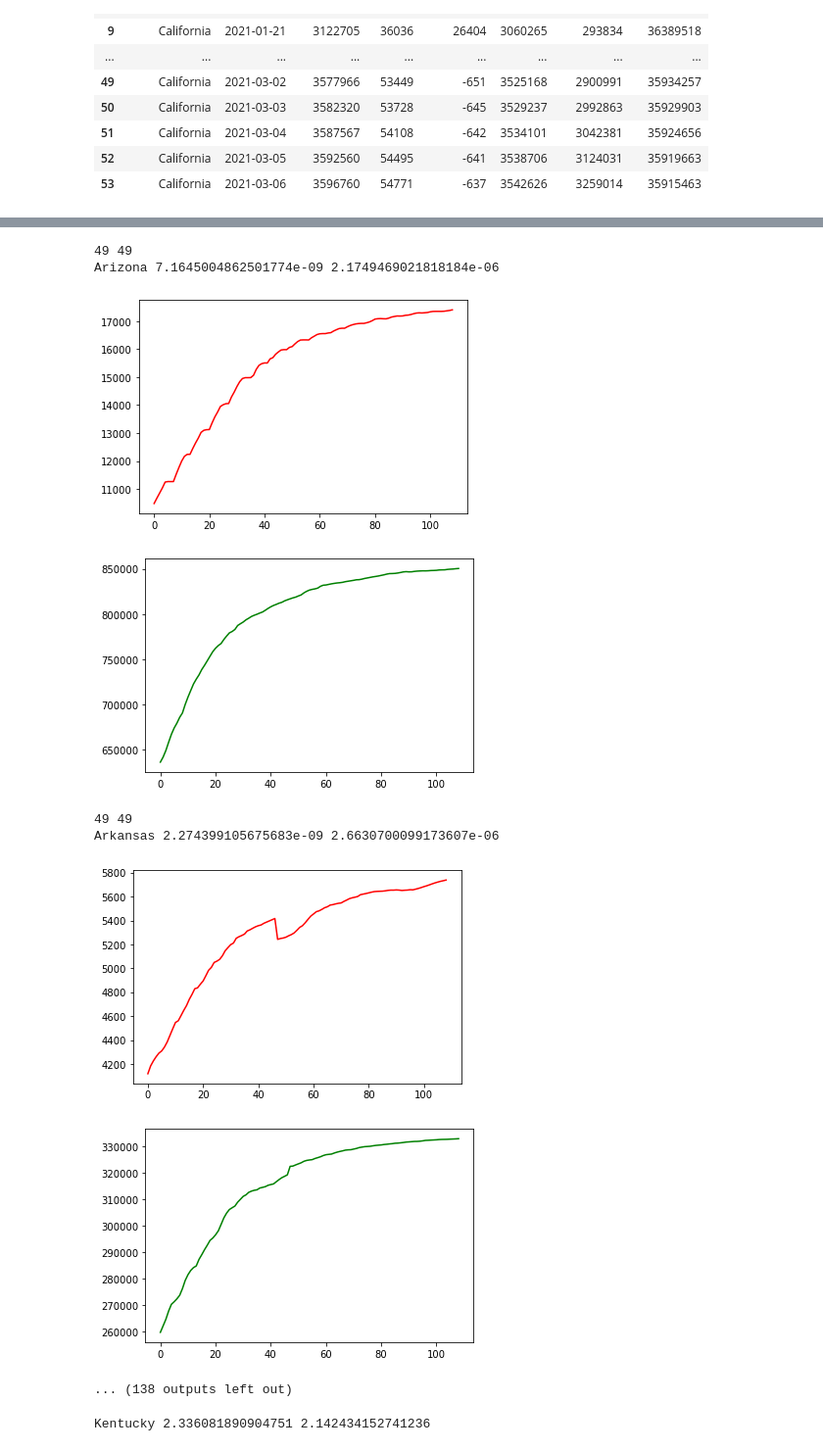
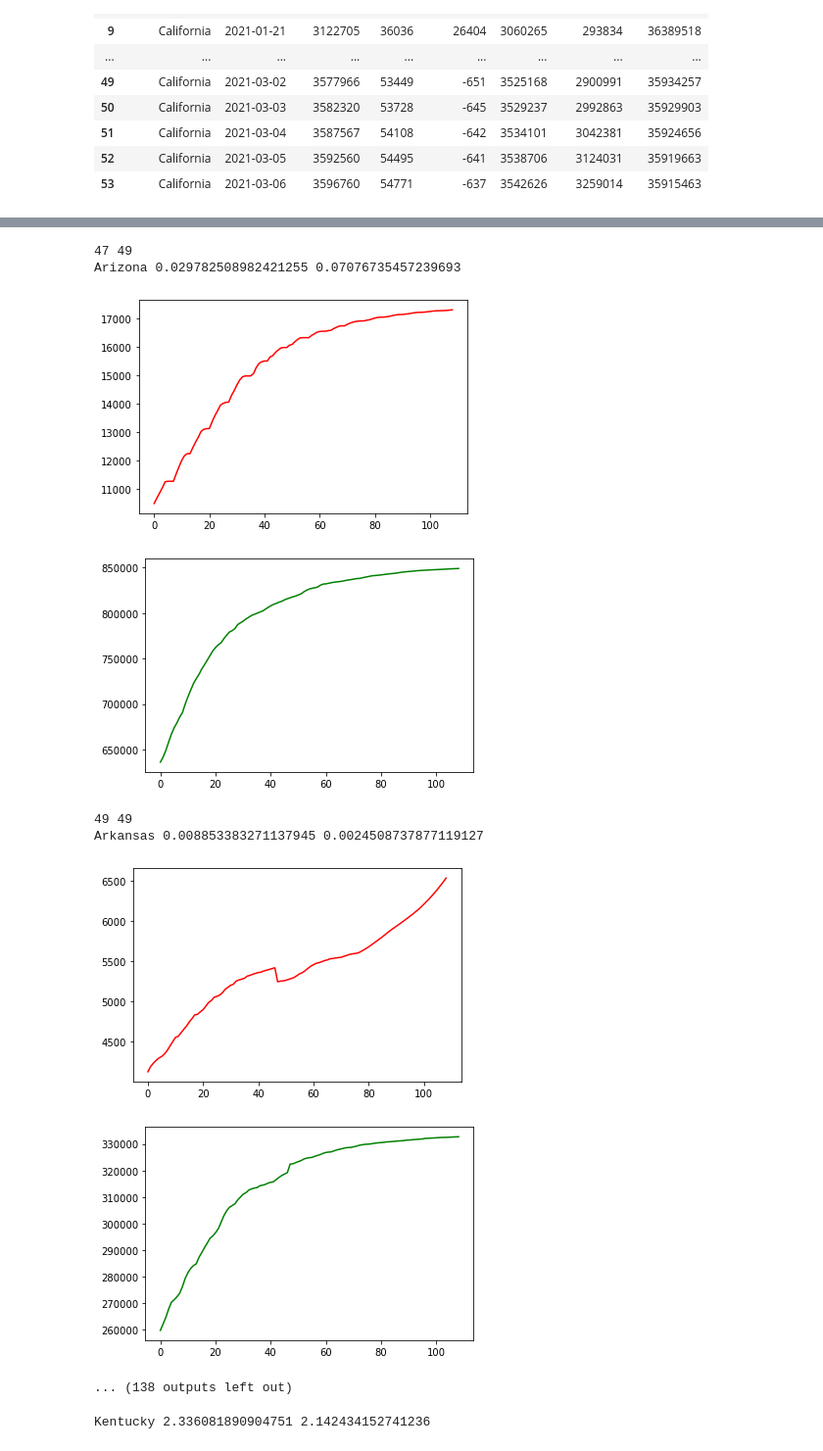
Before and after one commit to ZongyueQin/CS145, a Jupyter notebook: project.ipynb, the cells around one changed output, grey strips where cells are left out. Shown at 98% size. Saved outputs shown, nothing was run; the diff lists cells and outputs as text; code cells hidden in the pictures.

Commit message:
linear while positive

```diff
--- a/project.ipynb
+++ b/project.ipynb
@@ -400,8 +400,9 @@ def optimize_state(state):
             for j in range(win_len, 0, -1):
                 feature.append(deaths[i-j])
             features_d.append(feature)
-        #lr = SVR(kernel='linear', tol=1e-4, max_iter=1000000, C=2)
-        lr = Ridge()
+        #lr = SVR(kernel='linear', max_iter=3000, C=2)
+        #lr = Ridge(alpha=0.015, normalize=True)
+        lr = LinearRegression(positive=True)
         lr.fit(features_d, labels_d)
         labels_dp = lr.predict(features_d)
         score_d = mean_absolute_percentage_error(labels_dp, labels_d)
@@ -418,7 +419,8 @@ def optimize_state(state):
             for j in range(win_len, 0, -1):
                 feature.append(confirmed[i-j])
             features_c.append(feature)
-        lr2 = Ridge()
+        #lr2 = Ridge(alpha=0.01)
+        lr2 = LinearRegression(positive=True)
         lr2.fit(features_c, labels_c)
         labels_cp = lr2.predict(features_c)
         score_c = mean_absolute_percentage_error(labels_cp, labels_c)
@@ -465,10 +467,10 @@ Alaska 8.750079377210215e-07 0.0014636789898288646
-49 49
-Arizona 7.1645004862501774e-09 2.1749469021818184e-06
+47 49
+Arizona 0.029782508982421255 0.07076735457239693
-[figure, old version]
+[figure, new version]
 [figure]
 49 49
-Arkansas 2.274399105675683e-09 2.6630700099173607e-06
+Arkansas 0.008853383271137945 0.0024508737877119127
-[figure, old version]
+[figure, new version]
 [figure]
 ... (138 outputs left out)
 # %%
```
Also changed, not shown: parts of 3 cells of this notebook, 2 other files.
